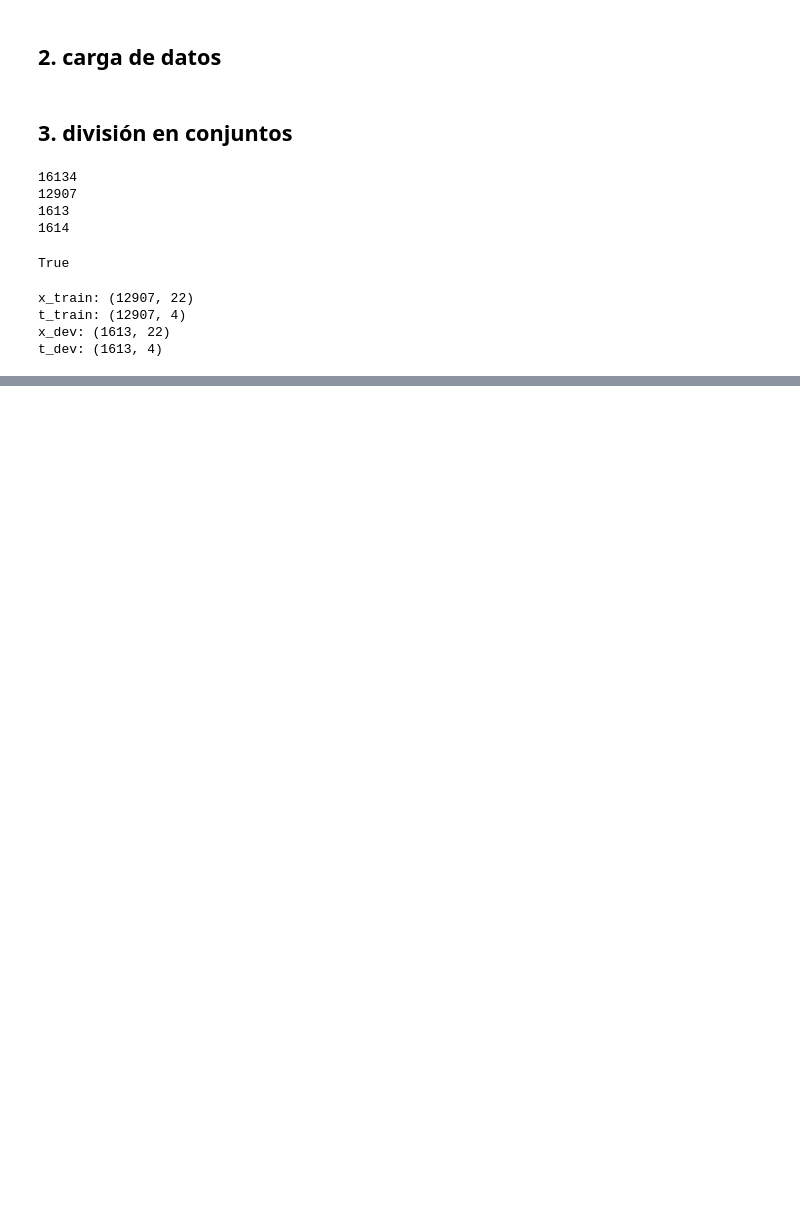
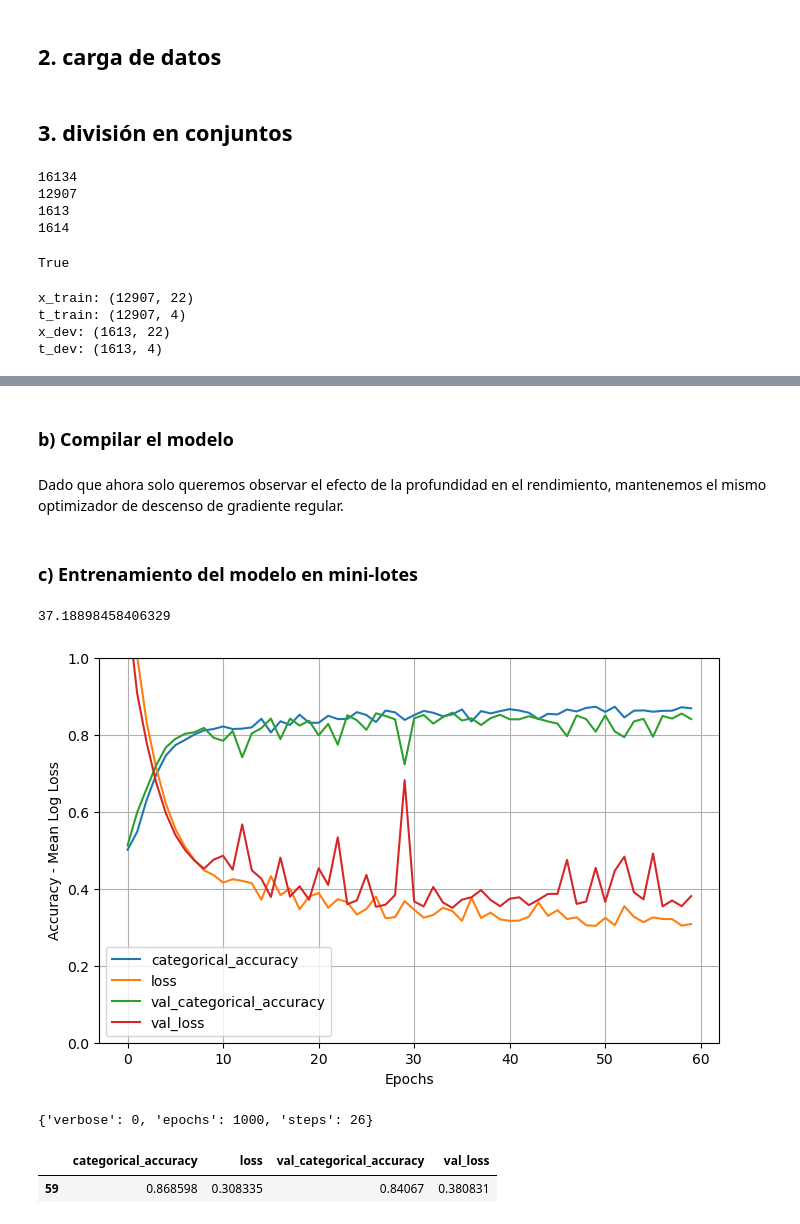
Before and after one commit to lucim04/practica_tema1_aa2, a Jupyter notebook: Practica_1AA.ipynb, the cells around one changed output, grey strips where cells are left out. Cells and saved outputs as stored; diff of their text form; code cells hidden in the pictures; blank space fills up the shorter version.

```diff
--- a/Practica_1AA.ipynb
+++ b/Practica_1AA.ipynb
@@ -55,0 +505,5 @@ t_dev: (1613, 4)
+# %%
+n_epochs3 = 1000
+lr = 0.01
+batch_size = 512
+n_neurons_per_hlayer = [1000,1000, 1000]
@@ -55,0 +512,9 @@ t_dev: (1613, 4)
+# %%
+model3 = keras.Sequential(name="Feedforward_NN")
+model3.add(keras.layers.InputLayer(shape=(INPUTS,), batch_size=None))
+
+for neurons in n_neurons_per_hlayer:
+  model3.add(keras.layers.Dense(neurons, activation="relu"))
+
+model3.add(keras.layers.Dense(OUTPUTS, activation="softmax"))
+model3.summary()
@@ -55,0 +539,44 @@ t_dev: (1613, 4)
+# %% [markdown]
+### b) Compilar el modelo
+# %% [markdown]
+Dado que ahora solo queremos observar el efecto de la profundidad en el rendimiento, mantenemos el mismo optimizador de descenso de gradiente regular.
+# %%
+model3.compile(loss=tf.keras.losses.categorical_crossentropy,
+              optimizer=tf.keras.optimizers.SGD(learning_rate=lr),
+              metrics=["categorical_accuracy"])
+# %% [markdown]
+### c) Entrenamiento del modelo en mini-lotes
+# %%
+from keras.callbacks import EarlyStopping
+
+# If the val_loss does not improve for 25 consecutive epochs, training will be stopped early.
+# The goal is to save training time.
+patienceStop_callback = EarlyStopping(monitor='val_loss', patience=25, restore_best_weights= True)
+# Note that among all the callbacks constructed, we only use tqdm and patienceStop.
+import time
+tqdm_callback = my_callbacks.TqdmProgressCallback(epochs=n_epochs3)
+start = time.perf_counter()
+history3 = model3.fit(x_train, t_train, batch_size=batch_size, epochs=n_epochs3, verbose=0, validation_data=(x_val, t_val),
+                    callbacks=[tqdm_callback,patienceStop_callback])
+print (time.perf_counter() - start)
+# %% [output]
+37.18898458406329
+# %%
+results3=pd.DataFrame(history3.history)
+results3.plot(figsize=(8, 5))
+plt.grid(True)
+plt.xlabel ("Epochs")
+plt.ylabel ("Accuracy - Mean Log Loss")
+plt.gca().set_ylim(0, 1) # set the vertical range to [0-1]
+plt.show()
+# %% [output]
+[figure, added]
+# %%
+history3.params
+# %% [output]
+{'verbose': 0, 'epochs': 1000, 'steps': 26}
+# %%
+results3[-1:]
+# %% [output]
+|  | categorical_accuracy | loss | val_categorical_accuracy | val_loss |
+| 59 | 0.868598 | 0.308335 | 0.84067 | 0.380831 |
```
Also changed, not shown: parts of 78 cells of this notebook.
